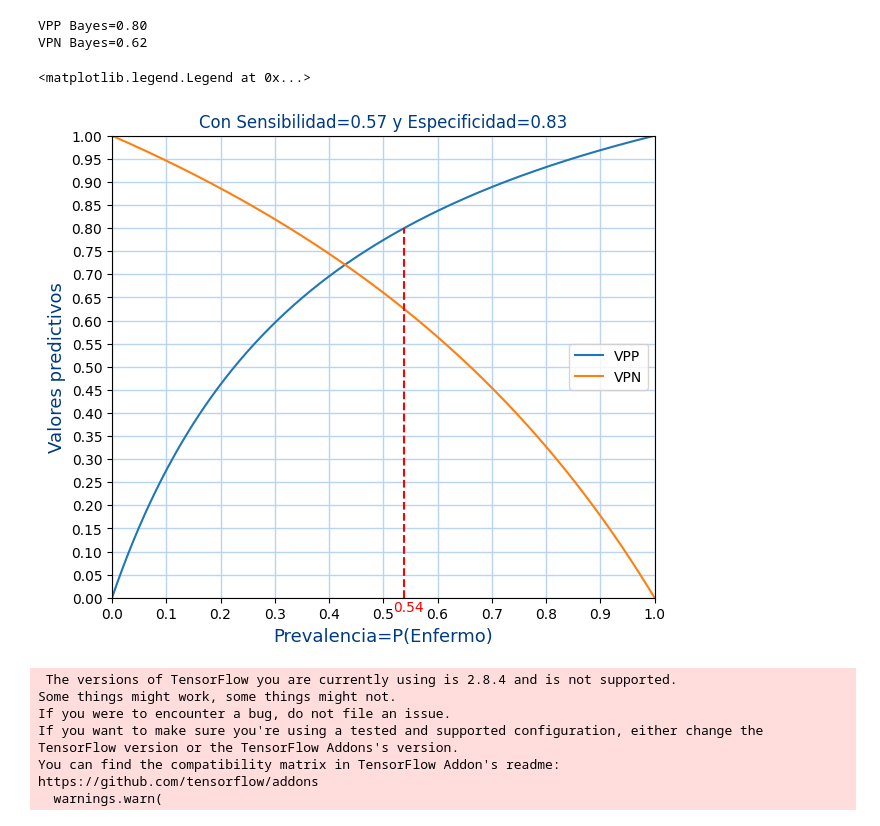
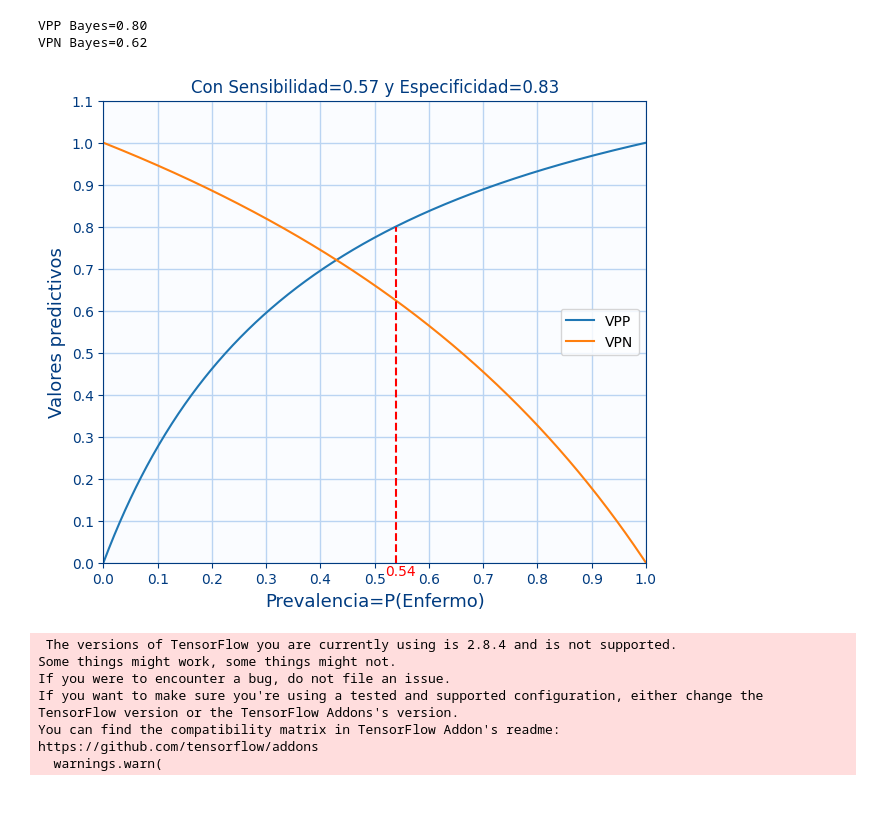
Before and after one commit to logongas/soluciones_ejercicios_modulo_pia, a Jupyter notebook: tema_07/ejercicios_tema_07_c_metricas.ipynb, the cells around one changed output. Saved outputs shown, nothing was run; the diff lists cells and outputs as text; code cells hidden in the pictures.

Commit message:
metricas

```diff
--- a/tema_07/ejercicios_tema_07_c_metricas.ipynb
+++ b/tema_07/ejercicios_tema_07_c_metricas.ipynb
@@ -153,40 +153,51 @@ VPP Bayes=0.80
 VPN Bayes=0.62
 # %%
 # Ejercicio 2.E
+def axes_configure_for_metrics(axes,title,xlabel,ylabel,color="#003B80",facecolor="#FAFCFF",gridcolor="#BAD4F2"):
+    axes.set_xlabel(xlabel, fontsize=13,color=color)
+    axes.set_ylabel(ylabel, fontsize=13,color=color)
+    axes.set_title(title,color=color)
+
+
+    axes.set_xlim(xmin=0,xmax=1)
+    axes.set_ylim(ymin=0,ymax=1.1)
+
+    axes.xaxis.set_major_locator(MultipleLocator(0.1))
+    axes.yaxis.set_major_locator(MultipleLocator(0.1))
+    axes.grid(visible=True, which='major', axis='both',color=gridcolor,linewidth=1)
+
+    axes.set_facecolor(facecolor)
+    axes.spines['bottom'].set_color(color)
+    axes.spines['top'].set_color(color)
+    axes.spines['right'].set_color(color)
+    axes.spines['left'].set_color(color)
+    axes.xaxis.label.set_color(color)
+    axes.tick_params(axis='both', colors=color)
+
+    axes.legend()
+
+
 
 rango_prevalencia=np.linspace(0,1,500)
 
 rango_vpp=(sensibilidad*rango_prevalencia)/(sensibilidad*rango_prevalencia+(1-especificidad)*(1-rango_prevalencia))
 rango_vpn=(especificidad*(1-rango_prevalencia))/(especificidad*(1-rango_prevalencia)+(1-sensibilidad)*rango_prevalencia)
 
 
 
 figure=plt.figure(figsize=(7, 6))
 axes=figure.add_subplot(1,1,1)
 
 axes.plot(rango_prevalencia,rango_vpp,linestyle="solid",label="VPP")
 axes.plot(rango_prevalencia,rango_vpn,linestyle="solid",label="VPN")
 
 #La prevalencia original
 axes.vlines(x = prevalencia, ymin = 0, ymax = max(vpp,vpn),colors = '#ff0000',linestyle="dashed")
 axes.text(prevalencia-0.02,-0.03,f'{prevalencia:0.2f}',c="#ff0000")
 
-
-axes.set_xlabel('Prevalencia=P(Enfermo)', fontsize=13,color="#003B80")
-axes.set_xlim(xmin=0,xmax=1)
-axes.xaxis.set_major_locator(MultipleLocator(0.1))
-
-axes.set_ylabel("Valores predictivos", fontsize=13,color="#003B80")
-axes.set_ylim(ymin=0,ymax=1)
-axes.yaxis.set_major_locator(MultipleLocator(0.05))
-
-axes.set_title(f"Con Sensibilidad={sensibilidad:.2f} y Especificidad={especificidad:.2f}",color="#003B80")
-axes.set_facecolor("#FFFFFF")
-axes.grid(visible=True, which='major', axis='both',color="#BAD4F2",linewidth=1)
-axes.legend()
+axes_configure_for_metrics(axes,f"Con Sensibilidad={sensibilidad:.2f} y Especificidad={especificidad:.2f}",'Prevalencia=P(Enfermo)',"Valores predictivos")
 # %% [output]
-<matplotlib.legend.Legend at 0x...>
-[figure, old version]
+[figure, new version]
 # %%
 #Rutinas comunes
 
```
Also changed, not shown: parts of 7 cells of this notebook.
